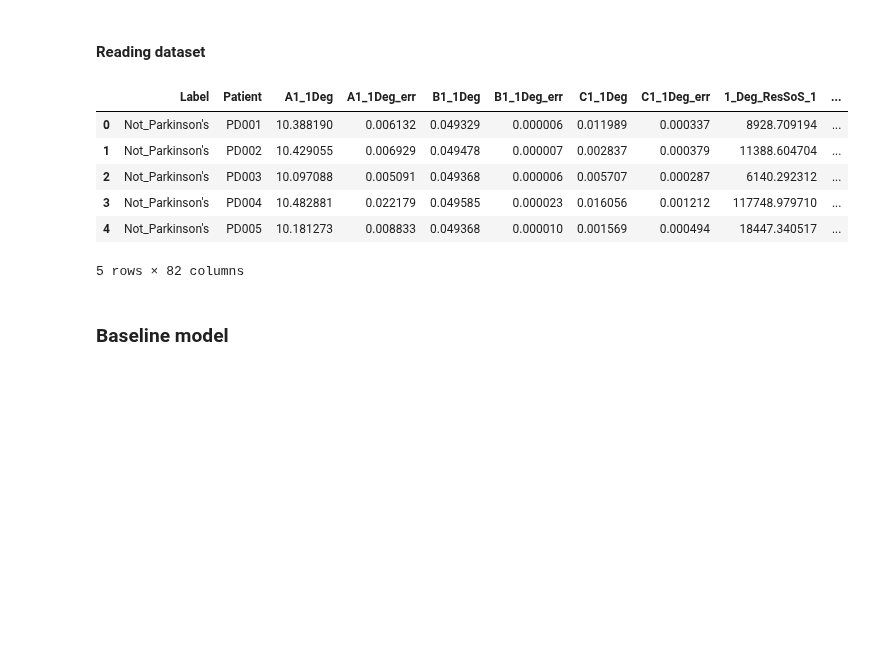
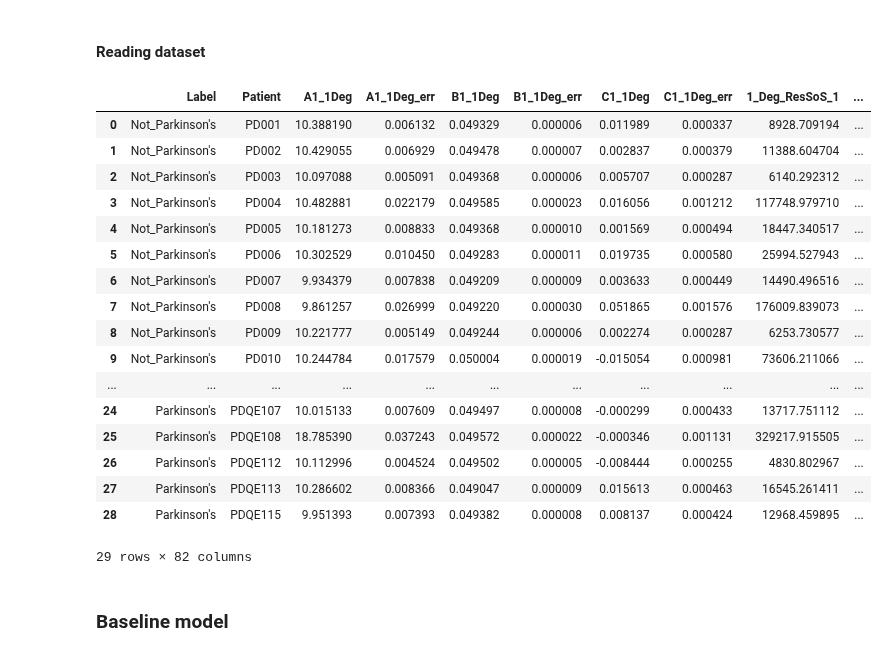
Before and after one commit to jamesleocodes/eye_movement, a Jupyter notebook: models/rf.ipynb, the cells around one changed output. Cells and saved outputs as stored; diff of their text form; code cells hidden in the pictures; blank space fills up the shorter version.

```diff
--- a/models/rf.ipynb
+++ b/models/rf.ipynb
@@ -46,15 +46,26 @@ data_path = os.path.join(dirname,data_file)
 #Load the fitted dataset
 data = pd.read_csv(data_path)
 # %%
-data.head()
+data
 # %% [output]
 |  | Label | Patient | A1_1Deg | A1_1Deg_err | B1_1Deg | B1_1Deg_err | C1_1Deg | C1_1Deg_err | 1_Deg_ResSoS_1 | ... |
 | 0 | Not_Parkinson's | PD001 | 10.388190 | 0.006132 | 0.049329 | 0.000006 | 0.011989 | 0.000337 | 8928.709194 | ... |
 | 1 | Not_Parkinson's | PD002 | 10.429055 | 0.006929 | 0.049478 | 0.000007 | 0.002837 | 0.000379 | 11388.604704 | ... |
 | 2 | Not_Parkinson's | PD003 | 10.097088 | 0.005091 | 0.049368 | 0.000006 | 0.005707 | 0.000287 | 6140.292312 | ... |
 | 3 | Not_Parkinson's | PD004 | 10.482881 | 0.022179 | 0.049585 | 0.000023 | 0.016056 | 0.001212 | 117748.979710 | ... |
 | 4 | Not_Parkinson's | PD005 | 10.181273 | 0.008833 | 0.049368 | 0.000010 | 0.001569 | 0.000494 | 18447.340517 | ... |
+| 5 | Not_Parkinson's | PD006 | 10.302529 | 0.010450 | 0.049283 | 0.000011 | 0.019735 | 0.000580 | 25994.527943 | ... |
+| 6 | Not_Parkinson's | PD007 | 9.934379 | 0.007838 | 0.049209 | 0.000009 | 0.003633 | 0.000449 | 14490.496516 | ... |
+| 7 | Not_Parkinson's | PD008 | 9.861257 | 0.026999 | 0.049220 | 0.000030 | 0.051865 | 0.001576 | 176009.839073 | ... |
+| 8 | Not_Parkinson's | PD009 | 10.221777 | 0.005149 | 0.049244 | 0.000006 | 0.002274 | 0.000287 | 6253.730577 | ... |
+| 9 | Not_Parkinson's | PD010 | 10.244784 | 0.017579 | 0.050004 | 0.000019 | -0.015054 | 0.000981 | 73606.211066 | ... |
+| ... | ... | ... | ... | ... | ... | ... | ... | ... | ... | ... |
+| 24 | Parkinson's | PDQE107 | 10.015133 | 0.007609 | 0.049497 | 0.000008 | -0.000299 | 0.000433 | 13717.751112 | ... |
+| 25 | Parkinson's | PDQE108 | 18.785390 | 0.037243 | 0.049572 | 0.000022 | -0.000346 | 0.001131 | 329217.915505 | ... |
+| 26 | Parkinson's | PDQE112 | 10.112996 | 0.004524 | 0.049502 | 0.000005 | -0.008444 | 0.000255 | 4830.802967 | ... |
+| 27 | Parkinson's | PDQE113 | 10.286602 | 0.008366 | 0.049047 | 0.000009 | 0.015613 | 0.000463 | 16545.261411 | ... |
+| 28 | Parkinson's | PDQE115 | 9.951393 | 0.007393 | 0.049382 | 0.000008 | 0.008137 | 0.000424 | 12968.459895 | ... |
-5 rows × 82 columns
+29 rows × 82 columns
 # %%
 # Standardization
 sc = StandardScaler()
```
Also changed, not shown: parts of 5 cells of this notebook.
